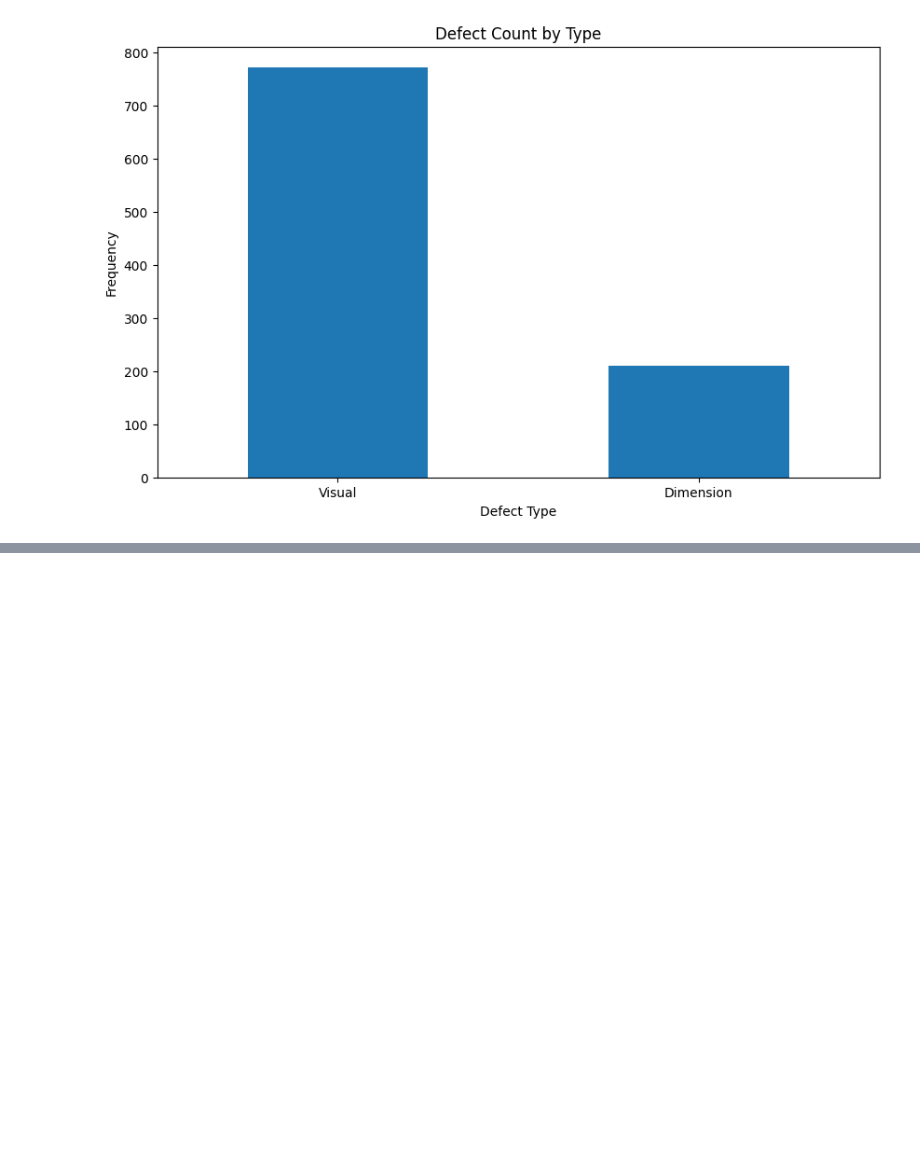
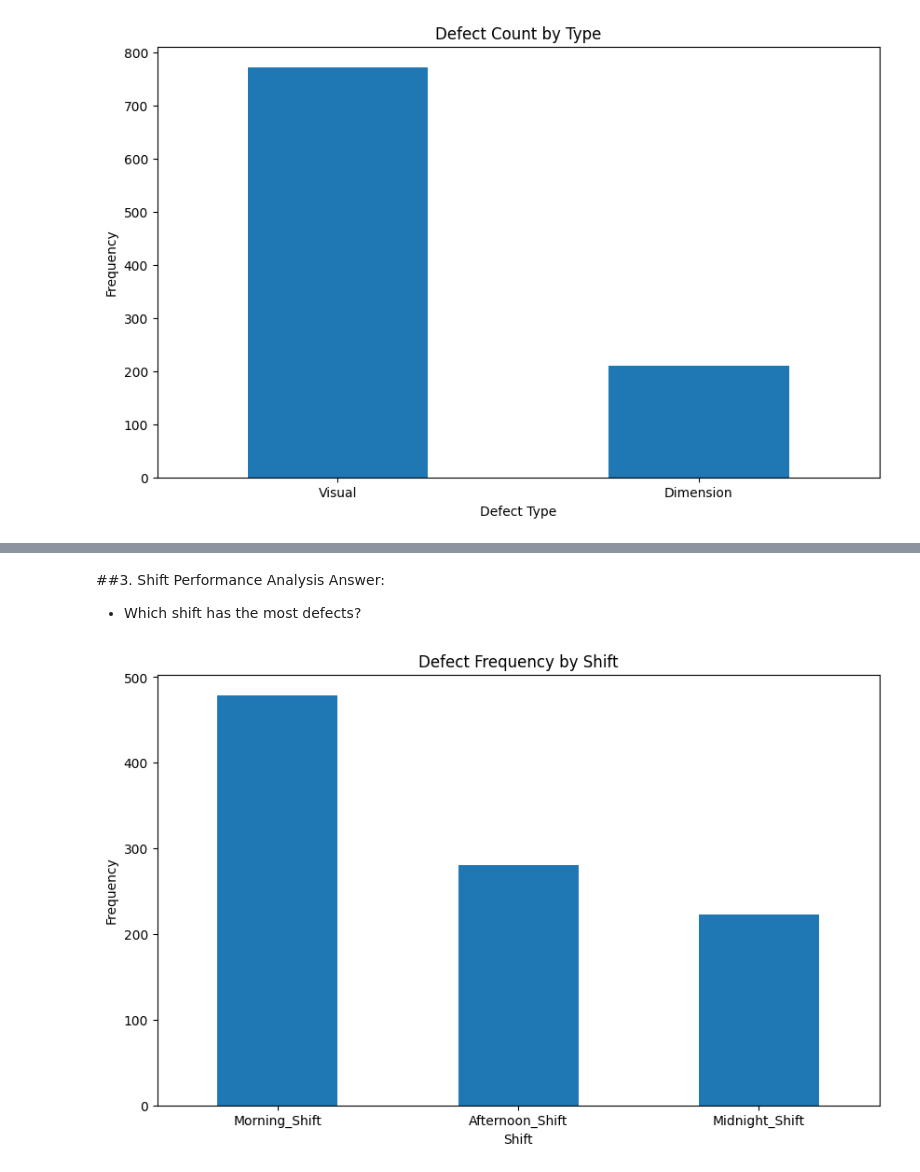
Before and after one commit to Jalilfatirunaanfasya/quality-inspection-dashboard, a Jupyter notebook: quality_analysis.ipynb, the cells around one changed output, grey strips where cells are left out. Drawn from its saved outputs; the diff is of its cells as text; code cells hidden in the pictures; blank space fills up the shorter version.

```diff
--- a/quality_analysis.ipynb
+++ b/quality_analysis.ipynb
@@ -56,0 +46,15 @@ Targeted improvement efforts focused on visual inspection controls, machine sett
+# %% [markdown]
+##3. Shift Performance Analysis
+Answer:
+* Which shift has the most defects?
+# %%
+import matplotlib.pyplot as plt # Mengimpor library matplotlib untuk visualisasi data
+plt.figure(figsize=(10,6)) # Membuat ukuran grafik dengan lebar 10 dan tinggi 6
+df['Shift'].value_counts().plot(kind='bar')  # Menghitung jumlah tiap defect lalu membuat bar chart
+plt.title("Defect Frequency by Shift") # Memberikan judul grafik
+plt.xlabel("Shift").set_fontsize('medium')  # Label sumbu X
+plt.ylabel("Frequency")  # Label sumbu Y
+plt.xticks(rotation=0)  # Memiringkan teks pada sumbu X agar lebih mudah dibaca
+plt.show()
+# %% [output]
+[figure, added]
```
Also changed, not shown: parts of 10 cells of this notebook.
